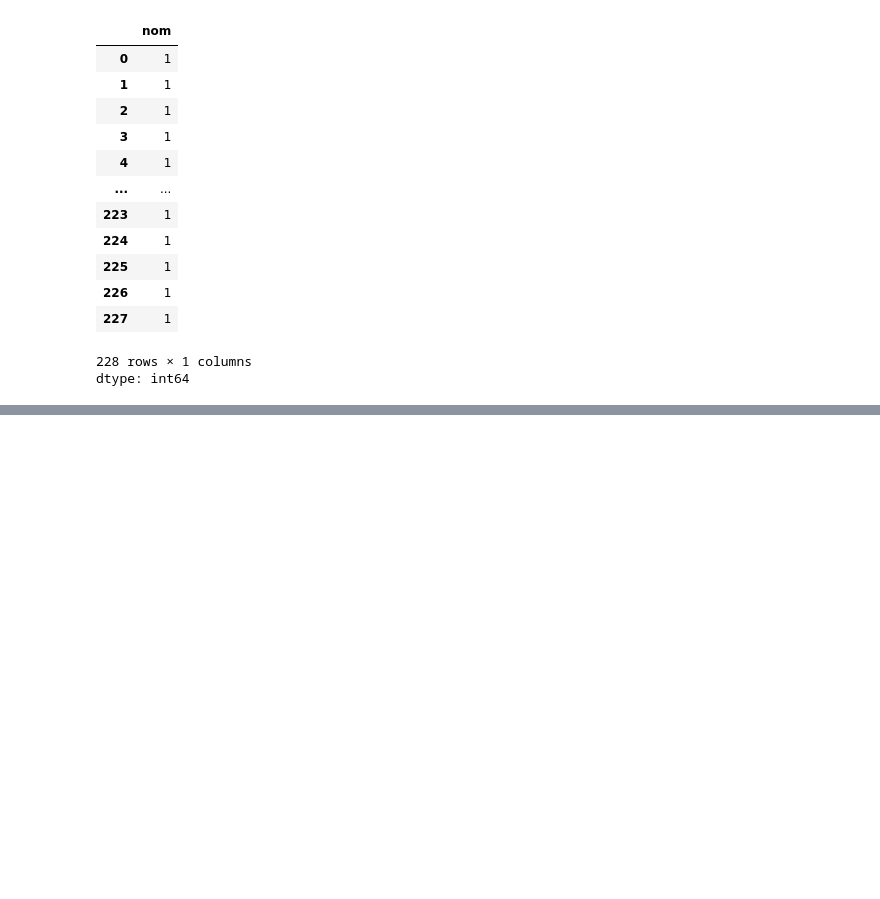
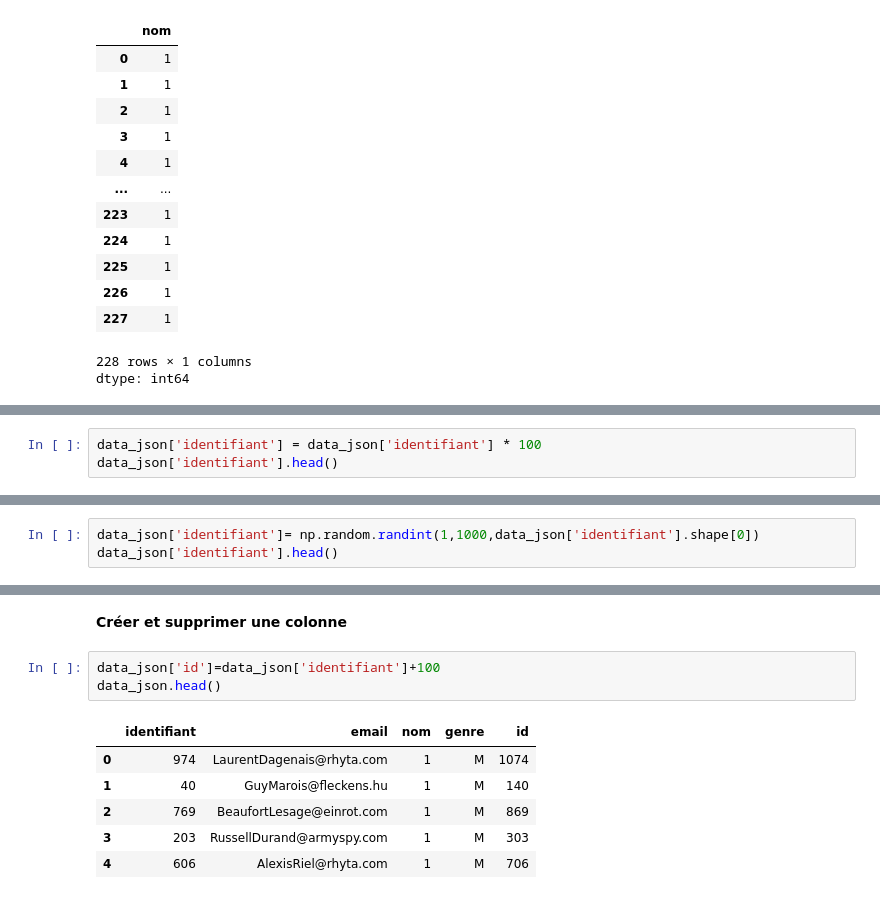
Before and after one commit to Harlequelrah/Learning_data_science, a Jupyter notebook: Learning_data_science/Créez_des_data_frames_avec_Pandas/index.ipynb, the cells around one changed output, grey strips where cells are left out. Saved outputs shown, nothing was run; the diff lists cells and outputs as text; blank space fills up the shorter version.

Commit message:
ajout et suppression d'une colonne

```diff
--- a/Learning_data_science/Créez_des_data_frames_avec_Pandas/index.ipynb
+++ b/Learning_data_science/Créez_des_data_frames_avec_Pandas/index.ipynb
@@ -276,0 +278,3 @@ dtype: object
+# %%
+data_json['identifiant'] = data_json['identifiant'] * 100
+data_json['identifiant'].head()
@@ -276,0 +289,3 @@ dtype: object
+# %%
+data_json['identifiant']= np.random.randint(1,1000,data_json['identifiant'].shape[0])
+data_json['identifiant'].head()
@@ -276,0 +300,12 @@ dtype: object
+# %% [markdown]
+**Créer et supprimer une colonne**
+# %%
+data_json['id']=data_json['identifiant']+100
+data_json.head()
+# %% [output]
+|  | identifiant | email | nom | genre | id |
+| 0 | 974 | LaurentDagenais@rhyta.com | 1 | M | 1074 |
+| 1 | 40 | GuyMarois@fleckens.hu | 1 | M | 140 |
+| 2 | 769 | BeaufortLesage@einrot.com | 1 | M | 869 |
+| 3 | 203 | RussellDurand@armyspy.com | 1 | M | 303 |
+| 4 | 606 | AlexisRiel@rhyta.com | 1 | M | 706 |
```
Also changed, not shown: parts of 9 cells of this notebook.
